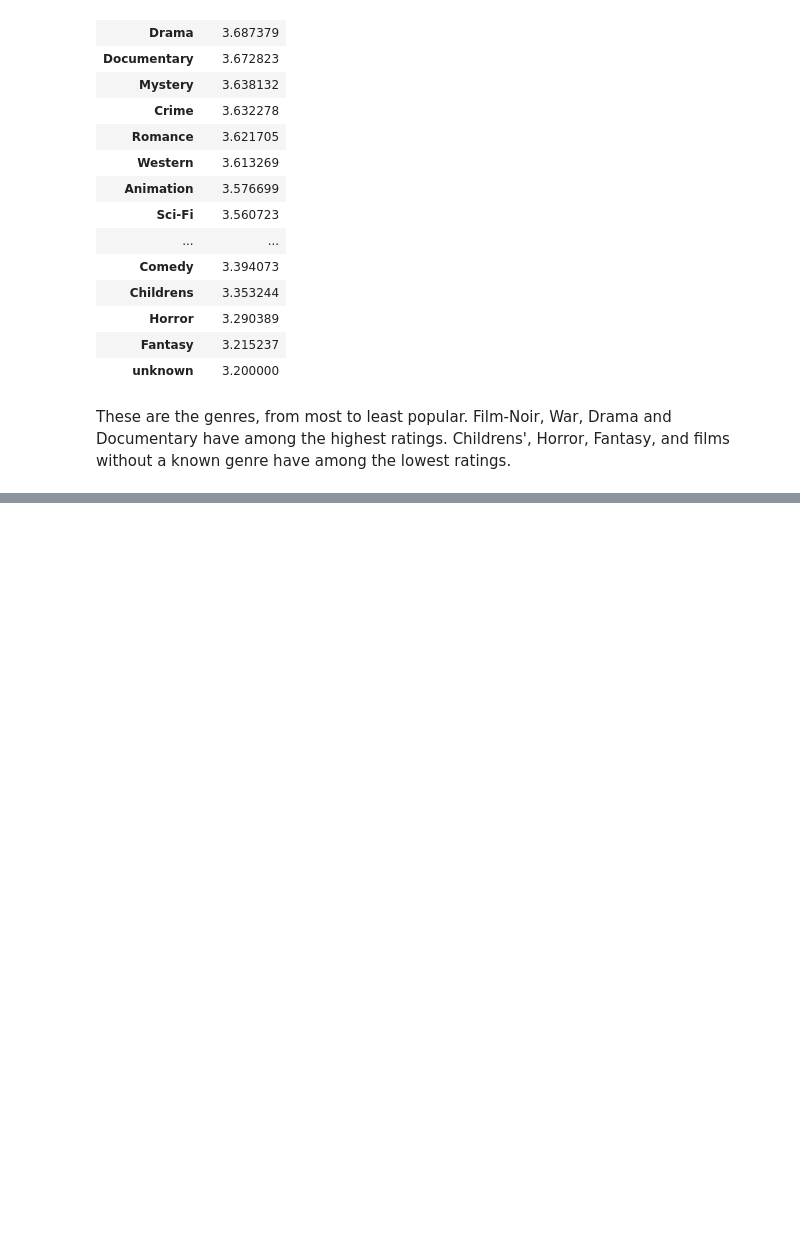
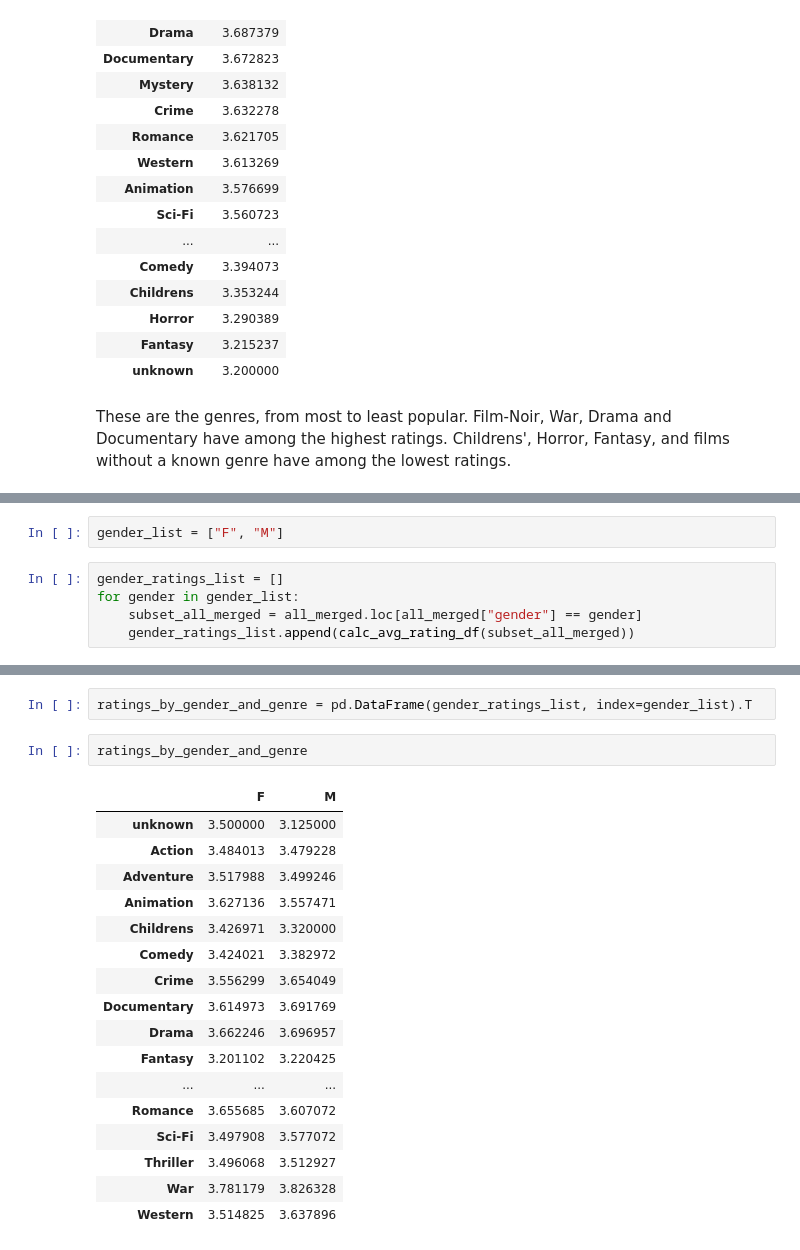
Before and after one commit to sara-shinde/MovieLens_100K_dataset_eda, a Jupyter notebook: notebooks/analysis_1.ipynb, the cells around one changed output, grey strips where cells are left out. Drawn from its saved outputs; the diff is of its cells as text; blank space fills up the shorter version.

```diff
--- a/notebooks/analysis_1.ipynb
+++ b/notebooks/analysis_1.ipynb
@@ -1089,0 +1297,7 @@ These are the genres, from most to least popular. Film-Noir, War, Drama and Docu
+# %%
+gender_list = ["F", "M"]
+# %%
+gender_ratings_list = []
+for gender in gender_list:
+    subset_all_merged = all_merged.loc[all_merged["gender"] == gender]
+    gender_ratings_list.append(calc_avg_rating_df(subset_all_merged))
@@ -1089,0 +1324,22 @@ These are the genres, from most to least popular. Film-Noir, War, Drama and Docu
+# %%
+ratings_by_gender_and_genre = pd.DataFrame(gender_ratings_list, index=gender_list).T
+# %%
+ratings_by_gender_and_genre
+# %% [output]
+|  | F | M |
+| unknown | 3.500000 | 3.125000 |
+| Action | 3.484013 | 3.479228 |
+| Adventure | 3.517988 | 3.499246 |
+| Animation | 3.627136 | 3.557471 |
+| Childrens | 3.426971 | 3.320000 |
+| Comedy | 3.424021 | 3.382972 |
+| Crime | 3.556299 | 3.654049 |
+| Documentary | 3.614973 | 3.691769 |
+| Drama | 3.662246 | 3.696957 |
+| Fantasy | 3.201102 | 3.220425 |
+| ... | ... | ... |
+| Romance | 3.655685 | 3.607072 |
+| Sci-Fi | 3.497908 | 3.577072 |
+| Thriller | 3.496068 | 3.512927 |
+| War | 3.781179 | 3.826328 |
+| Western | 3.514825 | 3.637896 |
```
Also changed, not shown: parts of 31 cells of this notebook.
